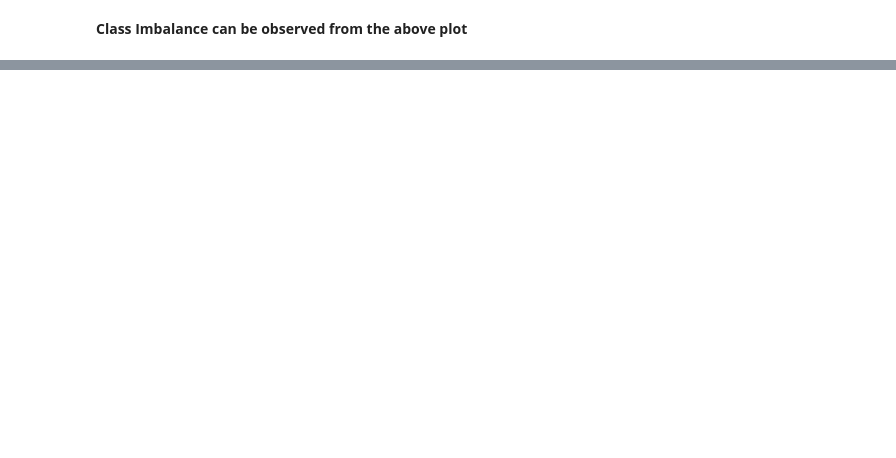
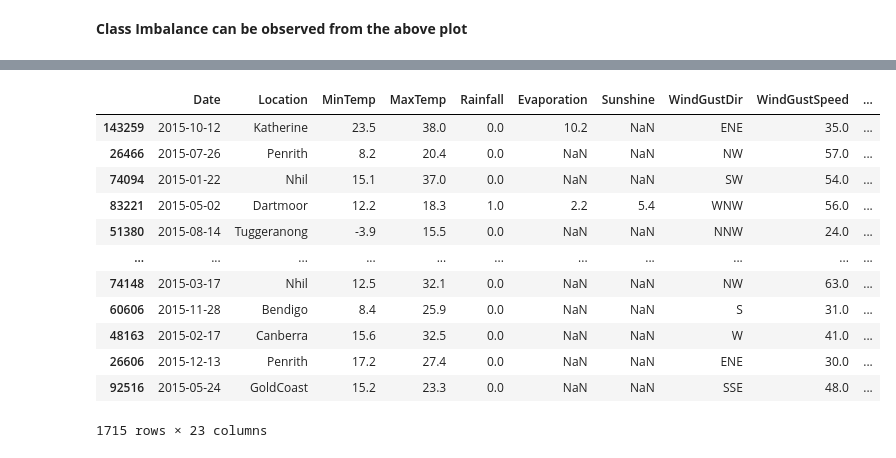
Before and after one commit to Surya8Singh/Portfolio_Projects, a Jupyter notebook: rain-prediction-logistic-regression.ipynb, the cells around one changed output, grey strips where cells are left out. Saved outputs shown, nothing was run; the diff lists cells and outputs as text; code cells hidden in the pictures; blank space fills up the shorter version.

```diff
--- a/rain-prediction-logistic-regression.ipynb
+++ b/rain-prediction-logistic-regression.ipynb
@@ -81,0 +145,16 @@ px.scatter(raw_df.sample(2000), x = 'Temp3pm', y = 'Humidity3pm', title = 'Temp.
+# %%
+val_df
+# %% [output]
+|  | Date | Location | MinTemp | MaxTemp | Rainfall | Evaporation | Sunshine | WindGustDir | WindGustSpeed | ... |
+| 143259 | 2015-10-12 | Katherine | 23.5 | 38.0 | 0.0 | 10.2 | NaN | ENE | 35.0 | ... |
+| 26466 | 2015-07-26 | Penrith | 8.2 | 20.4 | 0.0 | NaN | NaN | NW | 57.0 | ... |
+| 74094 | 2015-01-22 | Nhil | 15.1 | 37.0 | 0.0 | NaN | NaN | SW | 54.0 | ... |
+| 83221 | 2015-05-02 | Dartmoor | 12.2 | 18.3 | 1.0 | 2.2 | 5.4 | WNW | 56.0 | ... |
+| 51380 | 2015-08-14 | Tuggeranong | -3.9 | 15.5 | 0.0 | NaN | NaN | NNW | 24.0 | ... |
+| ... | ... | ... | ... | ... | ... | ... | ... | ... | ... | ... |
+| 74148 | 2015-03-17 | Nhil | 12.5 | 32.1 | 0.0 | NaN | NaN | NW | 63.0 | ... |
+| 60606 | 2015-11-28 | Bendigo | 8.4 | 25.9 | 0.0 | NaN | NaN | S | 31.0 | ... |
+| 48163 | 2015-02-17 | Canberra | 15.6 | 32.5 | 0.0 | NaN | NaN | W | 41.0 | ... |
+| 26606 | 2015-12-13 | Penrith | 17.2 | 27.4 | 0.0 | NaN | NaN | ENE | 30.0 | ... |
+| 92516 | 2015-05-24 | GoldCoast | 15.2 | 23.3 | 0.0 | NaN | NaN | SSE | 48.0 | ... |
+1715 rows × 23 columns
```
Also changed, not shown: parts of 9 cells of this notebook.
